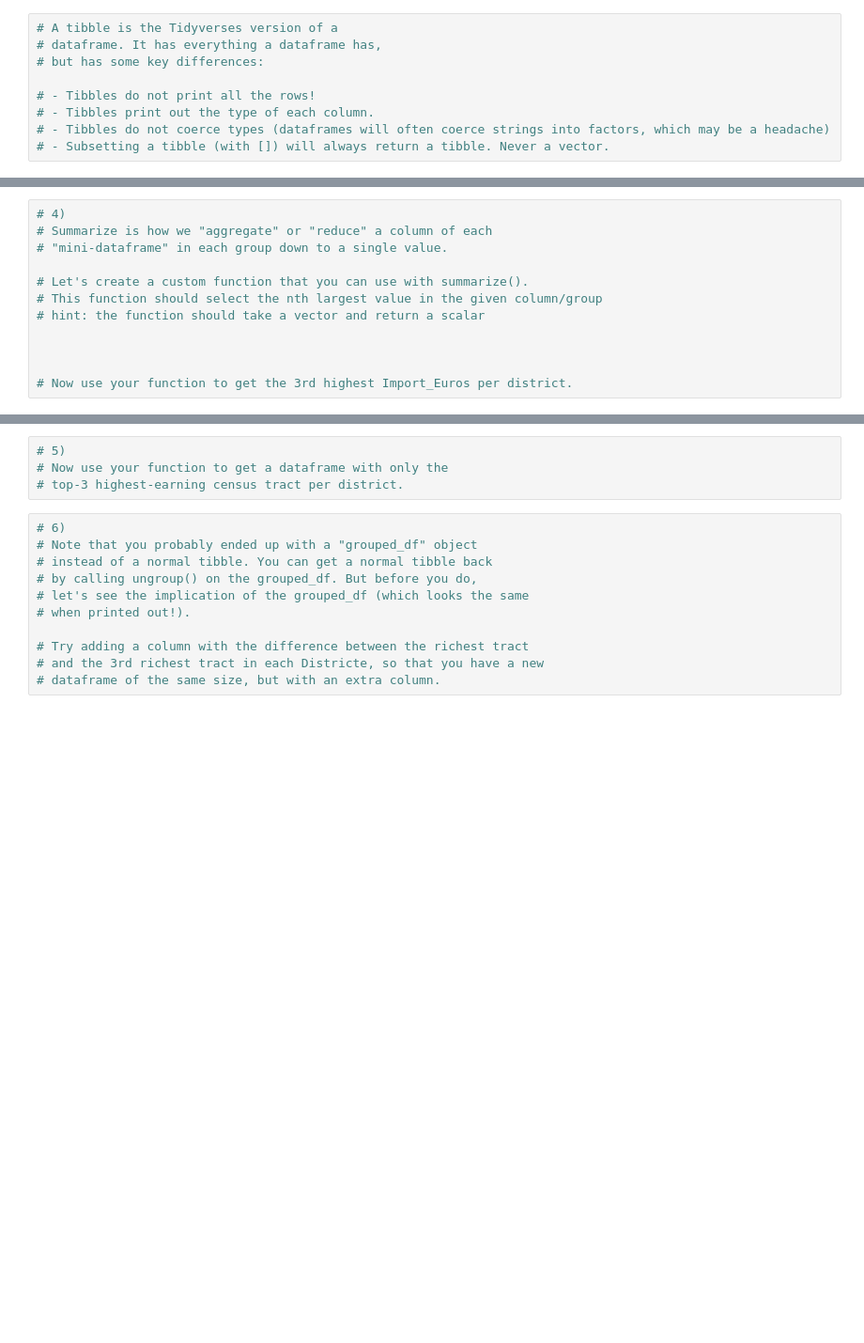
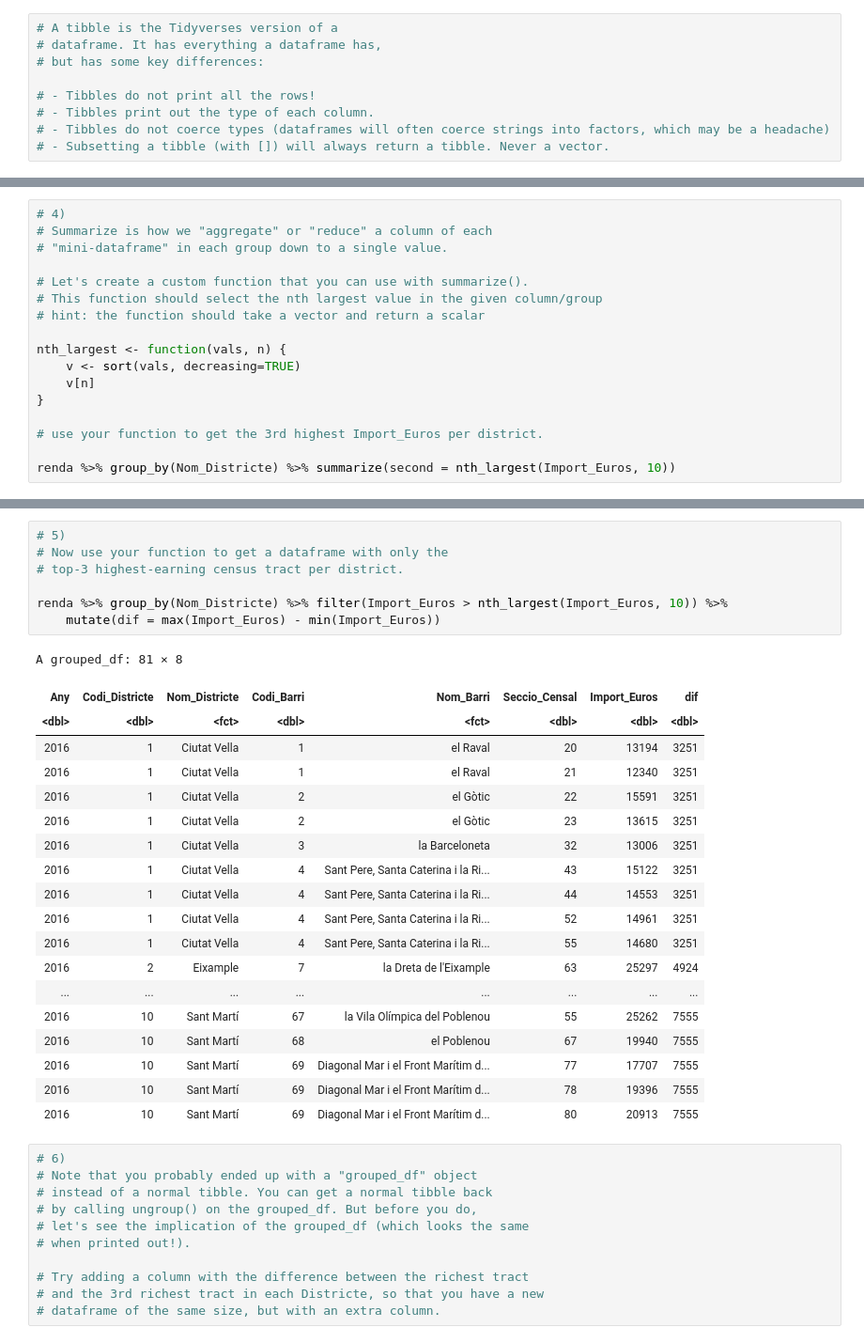
Before and after one commit to nandans-summer-camp/r-tidyverse, a Jupyter notebook: exercises.ipynb, the cells around one changed output, grey strips where cells are left out. Shown at 94% size. Cells and saved outputs as stored; diff of their text form; blank space fills up the shorter version.

```diff
--- a/exercises.ipynb
+++ b/exercises.ipynb
@@ -39,6 +67,11 @@ library(tidyverse)
 # This function should select the nth largest value in the given column/group
 # hint: the function should take a vector and return a scalar
 
+nth_largest <- function(vals, n) {
+    v <- sort(vals, decreasing=TRUE)
+    v[n]
+}
 
+# use your function to get the 3rd highest Import_Euros per district.
 
-# Now use your function to get the 3rd highest Import_Euros per district.
+renda %>% group_by(Nom_Districte) %>% summarize(second = nth_largest(Import_Euros, 10))
@@ -45,7 +93,30 @@ library(tidyverse)
 # %%
 # 5)
 # Now use your function to get a dataframe with only the
 # top-3 highest-earning census tract per district.
+
+renda %>% group_by(Nom_Districte) %>% filter(Import_Euros > nth_largest(Import_Euros, 10)) %>%
+    mutate(dif = max(Import_Euros) - min(Import_Euros))
+# %% [output]
+A grouped_df: 81 × 8
+| Any | Codi_Districte | Nom_Districte | Codi_Barri | Nom_Barri | Seccio_Censal | Import_Euros | dif |
+| <dbl> | <dbl> | <fct> | <dbl> | <fct> | <dbl> | <dbl> | <dbl> |
+| 2016 | 1 | Ciutat Vella | 1 | el Raval | 20 | 13194 | 3251 |
+| 2016 | 1 | Ciutat Vella | 1 | el Raval | 21 | 12340 | 3251 |
+| 2016 | 1 | Ciutat Vella | 2 | el Gòtic | 22 | 15591 | 3251 |
+| 2016 | 1 | Ciutat Vella | 2 | el Gòtic | 23 | 13615 | 3251 |
+| 2016 | 1 | Ciutat Vella | 3 | la Barceloneta | 32 | 13006 | 3251 |
+| 2016 | 1 | Ciutat Vella | 4 | Sant Pere, Santa Caterina i la Ri... | 43 | 15122 | 3251 |
+| 2016 | 1 | Ciutat Vella | 4 | Sant Pere, Santa Caterina i la Ri... | 44 | 14553 | 3251 |
+| 2016 | 1 | Ciutat Vella | 4 | Sant Pere, Santa Caterina i la Ri... | 52 | 14961 | 3251 |
+| 2016 | 1 | Ciutat Vella | 4 | Sant Pere, Santa Caterina i la Ri... | 55 | 14680 | 3251 |
+| 2016 | 2 | Eixample | 7 | la Dreta de l'Eixample | 63 | 25297 | 4924 |
+| ... | ... | ... | ... | ... | ... | ... | ... |
+| 2016 | 10 | Sant Martí | 67 | la Vila Olímpica del Poblenou | 55 | 25262 | 7555 |
+| 2016 | 10 | Sant Martí | 68 | el Poblenou | 67 | 19940 | 7555 |
+| 2016 | 10 | Sant Martí | 69 | Diagonal Mar i el Front Marítim d... | 77 | 17707 | 7555 |
+| 2016 | 10 | Sant Martí | 69 | Diagonal Mar i el Front Marítim d... | 78 | 19396 | 7555 |
+| 2016 | 10 | Sant Martí | 69 | Diagonal Mar i el Front Marítim d... | 80 | 20913 | 7555 |
 # %%
 # 6)
 # Note that you probably ended up with a "grouped_df" object
```
Also changed, not shown: parts of 8 cells of this notebook.
